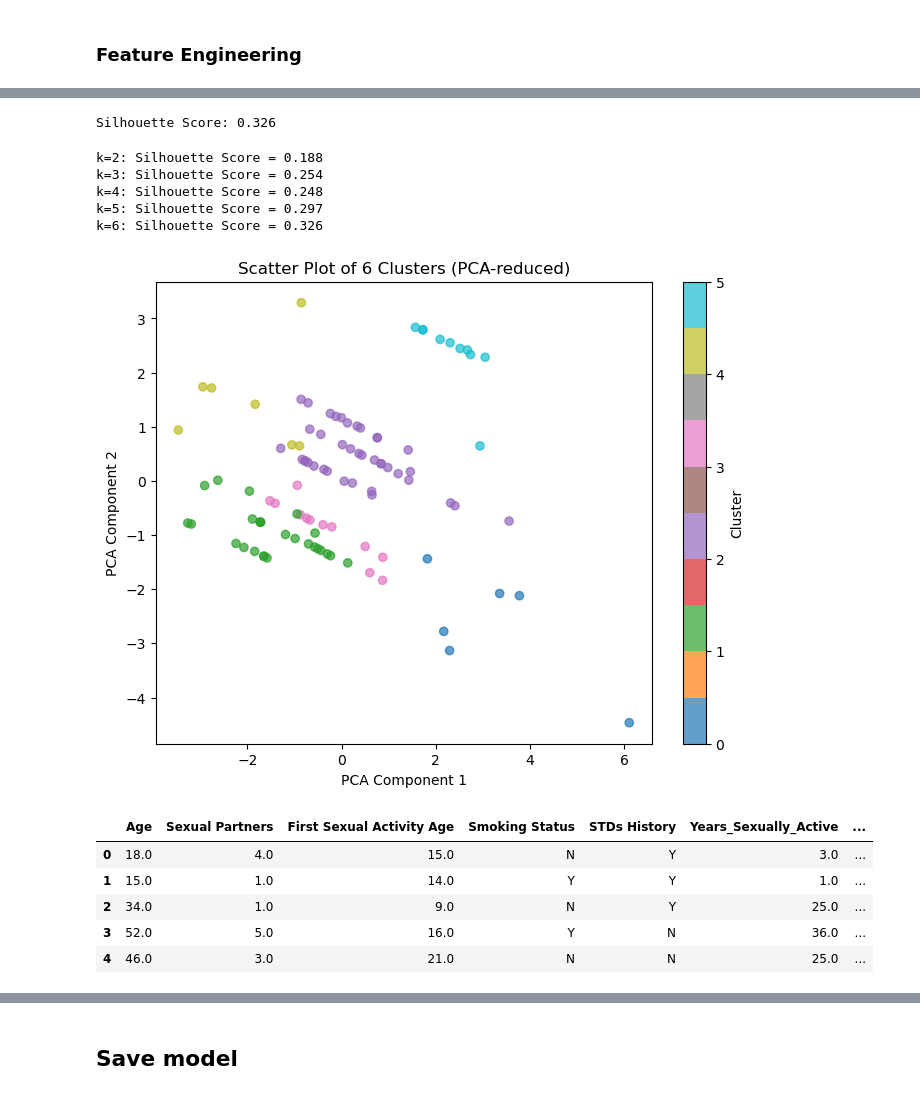
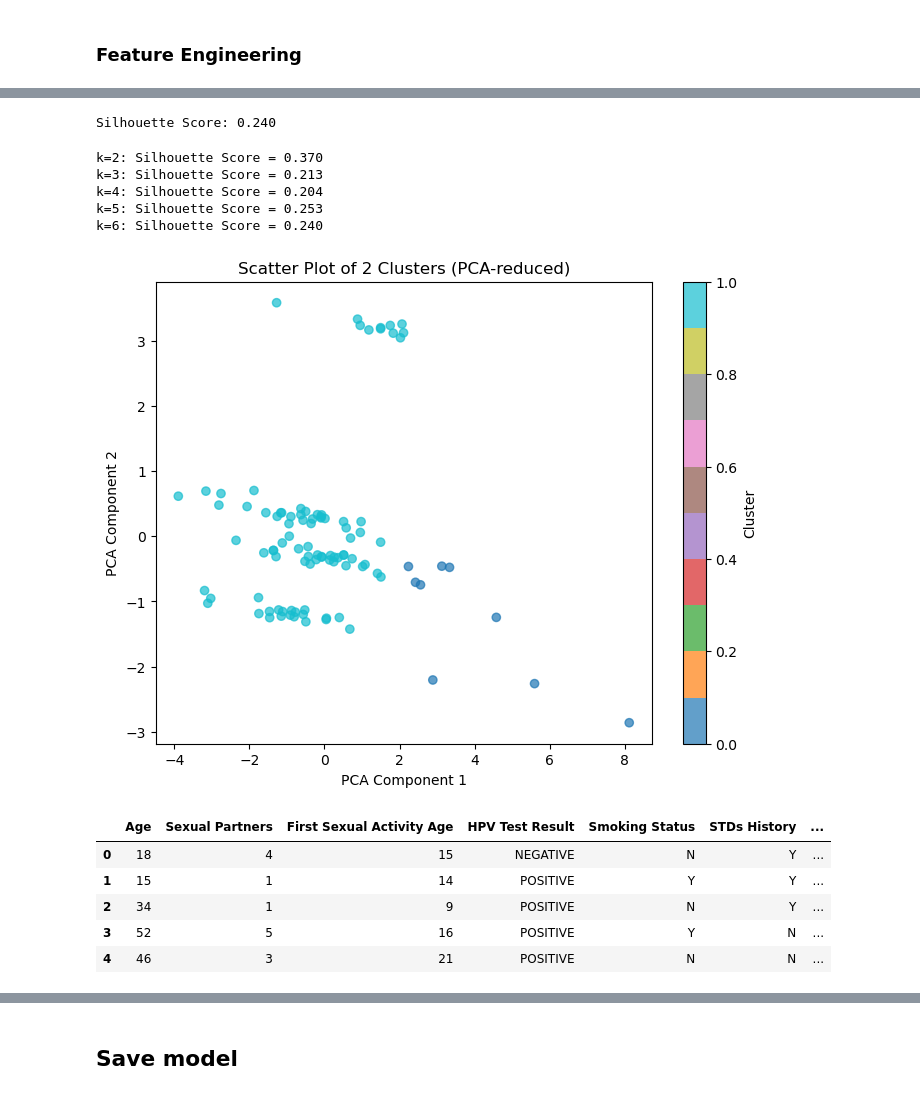
Before and after one commit to mwisechacha/shescreen-ds, a Jupyter notebook: analysis.ipynb, the cells around one changed output, grey strips where cells are left out. Cells and saved outputs as stored; diff of their text form; code cells hidden in the pictures.

```diff
--- a/analysis.ipynb
+++ b/analysis.ipynb
@@ -413,5 +419,0 @@ cerv_risk_attr.head(20)
-# %%
-scaler = MinMaxScaler()
-
-cerv_risk_attr['Risk_Score'] = scaler.fit_transform(cerv_risk_attr[['Risk_Score']])
-cerv_risk_attr
@@ -479,0 +420,27 @@ array([[-8.23386970e-01,  1.03077641e+00, -2.00910809e-01, ...,
+# %%
+cat_attr = ['Age_Group']
+num_attr = ['Smoking_Status_Num', 'STDs_History_Num', 'Years_Sexually_Active', 'Smokes_and_Has_STDs',
+            'Sexual_Partner_and_Years_Active', 'Risk_Score', 'Log_Sexual_Partners', 'Years_Sexually_Active_Squared', 'HPV_Test_Result_Num',
+            'HPV_and_STDs', 'HPV_and_Smoking', 'High_Risk_Score', 'Early_Sexual_Activity']
+# %%
+num_pipeline = Pipeline(
+    steps=[
+        ('imputer', SimpleImputer(strategy='mean')),
+        ('scaler', StandardScaler())
+    ]
+)
+
+cat_pipeline = Pipeline(
+    steps=[
+        ('encoder', OneHotEncoder(sparse_output=False))
+    ]
+)
+
+full_risk_pipeine = ColumnTransformer(
+    transformers=[
+        ('num', num_pipeline, num_attr),
+        ('cat', cat_pipeline, cat_attr)
+    ]
+)
+# %%
+cerv_risk_attr_transformed = full_risk_pipeine.fit_transform(cerv_risk_attr)
@@ -489,46 +494,46 @@ Index(['Age', 'Sexual Partners', 'First Sexual Activity Age', 'Smoking Status',
       dtype='object')
 # %%
-sil_score = silhouette_score(X_scaled_no_nan, clusters)
+sil_score = silhouette_score(cerv_risk_attr_transformed, clusters)
 print(f"Silhouette Score: {sil_score:.3f}")
 # %% [output]
-Silhouette Score: 0.326
+Silhouette Score: 0.240
 # %%
 for k in range(2, 7):
-    kmeans = KMeans(n_clusters=k, random_state=42).fit(X_scaled_no_nan)
-    score = silhouette_score(X_scaled_no_nan, kmeans.labels_)
+    kmeans = KMeans(n_clusters=k, random_state=42).fit(cerv_risk_attr_transformed)
+    score = silhouette_score(cerv_risk_attr_transformed, kmeans.labels_)
     print(f"k={k}: Silhouette Score = {score:.3f}")
 # %% [output]
-k=2: Silhouette Score = 0.188
-k=3: Silhouette Score = 0.254
-k=4: Silhouette Score = 0.248
-k=5: Silhouette Score = 0.297
-k=6: Silhouette Score = 0.326
+k=2: Silhouette Score = 0.370
+k=3: Silhouette Score = 0.213
+k=4: Silhouette Score = 0.204
+k=5: Silhouette Score = 0.253
+k=6: Silhouette Score = 0.240
 # %%
-# Fit KMeans with 6 clusters
-kmeans_6 = KMeans(n_clusters=6, random_state=42)
-clusters_6 = kmeans_6.fit_predict(X_scaled_no_nan)
+# Fit KMeans with 2 clusters
+kmeans_2 = KMeans(n_clusters=2, random_state=42)
+clusters_2 = kmeans_2.fit_predict(cerv_risk_attr_transformed)
 
 # Reduce to 2D for visualization
 pca = PCA(n_components=2, random_state=42)
-X_pca = pca.fit_transform(X_scaled_no_nan)
+X_pca = pca.fit_transform(cerv_risk_attr_transformed)
 
 plt.figure(figsize=(8, 6))
-scatter = plt.scatter(X_pca[:, 0], X_pca[:, 1], c=clusters_6, cmap='tab10', alpha=0.7)
-plt.title('Scatter Plot of 6 Clusters (PCA-reduced)')
+scatter = plt.scatter(X_pca[:, 0], X_pca[:, 1], c=clusters_2, cmap='tab10', alpha=0.7)
+plt.title('Scatter Plot of 2 Clusters (PCA-reduced)')
 plt.xlabel('PCA Component 1')
 plt.ylabel('PCA Component 2')
 plt.colorbar(scatter, label='Cluster')
 plt.show()
 # %% [output]
-[figure, old version]
+[figure, new version]
 # %%
-cerv_risk_attr['Cluster_6'] = clusters_6
+cerv_risk_attr['Cluster_2'] = clusters_2
 cerv_risk_attr.head()
 # %% [output]
-|  | Age | Sexual Partners | First Sexual Activity Age | Smoking Status | STDs History | Years_Sexually_Active | ... |
-| 0 | 18.0 | 4.0 | 15.0 | N | Y | 3.0 | ... |
-| 1 | 15.0 | 1.0 | 14.0 | Y | Y | 1.0 | ... |
-| 2 | 34.0 | 1.0 | 9.0 | N | Y | 25.0 | ... |
-| 3 | 52.0 | 5.0 | 16.0 | Y | N | 36.0 | ... |
-| 4 | 46.0 | 3.0 | 21.0 | N | N | 25.0 | ... |
+|  | Age | Sexual Partners | First Sexual Activity Age | HPV Test Result | Smoking Status | STDs History | ... |
+| 0 | 18 | 4 | 15 | NEGATIVE | N | Y | ... |
+| 1 | 15 | 1 | 14 | POSITIVE | Y | Y | ... |
+| 2 | 34 | 1 | 9 | POSITIVE | N | Y | ... |
+| 3 | 52 | 5 | 16 | POSITIVE | Y | N | ... |
+| 4 | 46 | 3 | 21 | POSITIVE | N | N | ... |
 # %%
```
Also changed, not shown: parts of 19 cells of this notebook, 1 other file.
